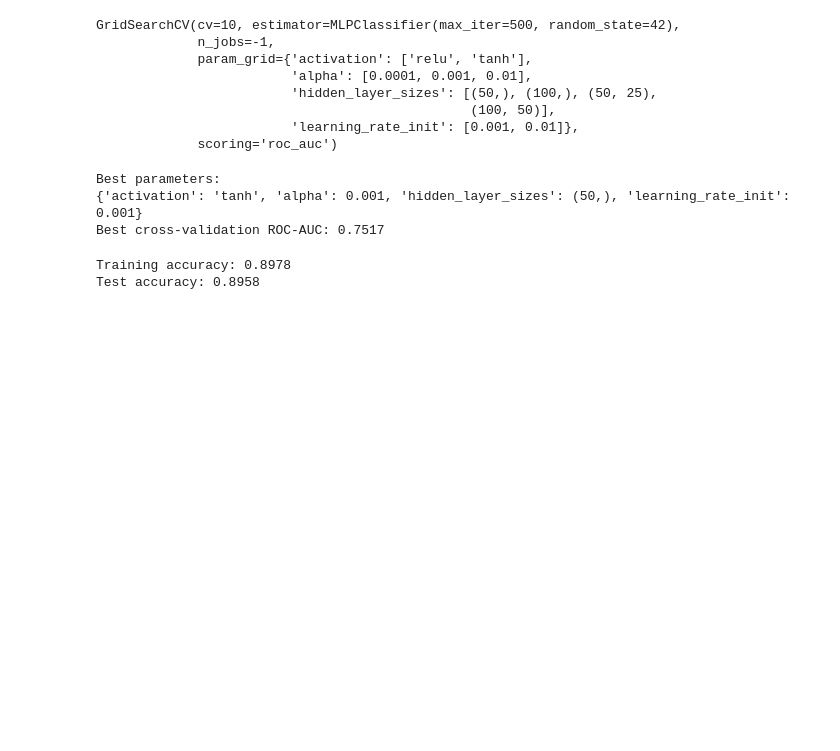
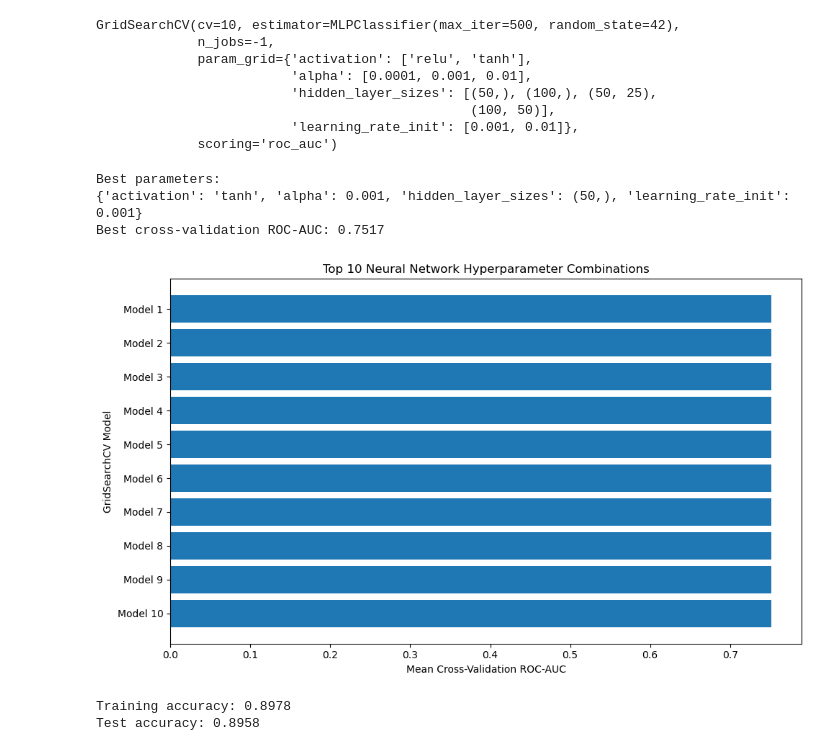
Before and after one commit to Nevi1849/IFQ580-Team-02H, a Jupyter notebook: Task_4.ipynb, the cells around one changed output. Cells and saved outputs as stored; diff of their text form; code cells hidden in the pictures; blank space fills up the shorter version.

Commit message:
Update Task 4 neural network analysis with ROC

```diff
--- a/Task_4.ipynb
+++ b/Task_4.ipynb
@@ -346,6 +346,37 @@ print(f"Best cross-validation ROC-AUC: {grid_reduced.best_score_:.4f}")
 Best parameters:
 {'activation': 'tanh', 'alpha': 0.001, 'hidden_layer_sizes': (50,), 'learning_rate_init': 0.001}
 Best cross-validation ROC-AUC: 0.7517
+# %%
+# Plot the 10 best GridSearchCV parameter combinations for NN2 #
+
+cv_results = pd.DataFrame(grid_reduced.cv_results_)
+
+top_10 = (
+    cv_results
+    .sort_values('mean_test_score', ascending=False)
+    .head(10)
+    .copy()
+)
+
+top_10['Model'] = [
+    f"Model {i}" for i in range(1, len(top_10) + 1)
+]
+
+plt.figure(figsize=(10, 6))
+
+plt.barh(
+    top_10['Model'][::-1],
+    top_10['mean_test_score'][::-1]
+)
+
+plt.xlabel('Mean Cross-Validation ROC-AUC')
+plt.ylabel('GridSearchCV Model')
+plt.title('Top 10 Neural Network Hyperparameter Combinations')
+
+plt.tight_layout()
+plt.show()
+# %% [output]
+[figure, added]
 # %%
 # Evaluate NN2 training and test performance. #
 
```
Also changed, not shown: parts of 3 cells of this notebook.
